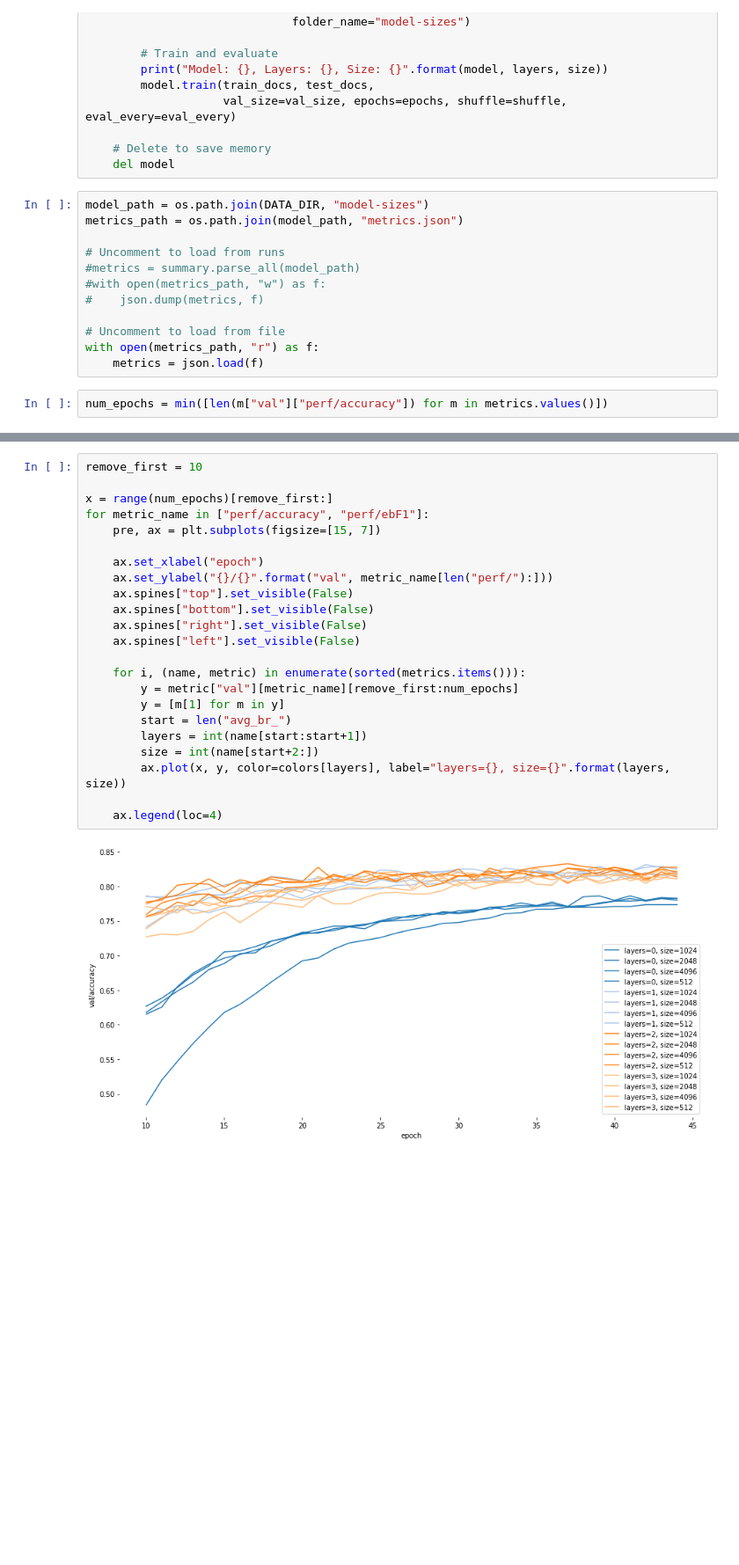
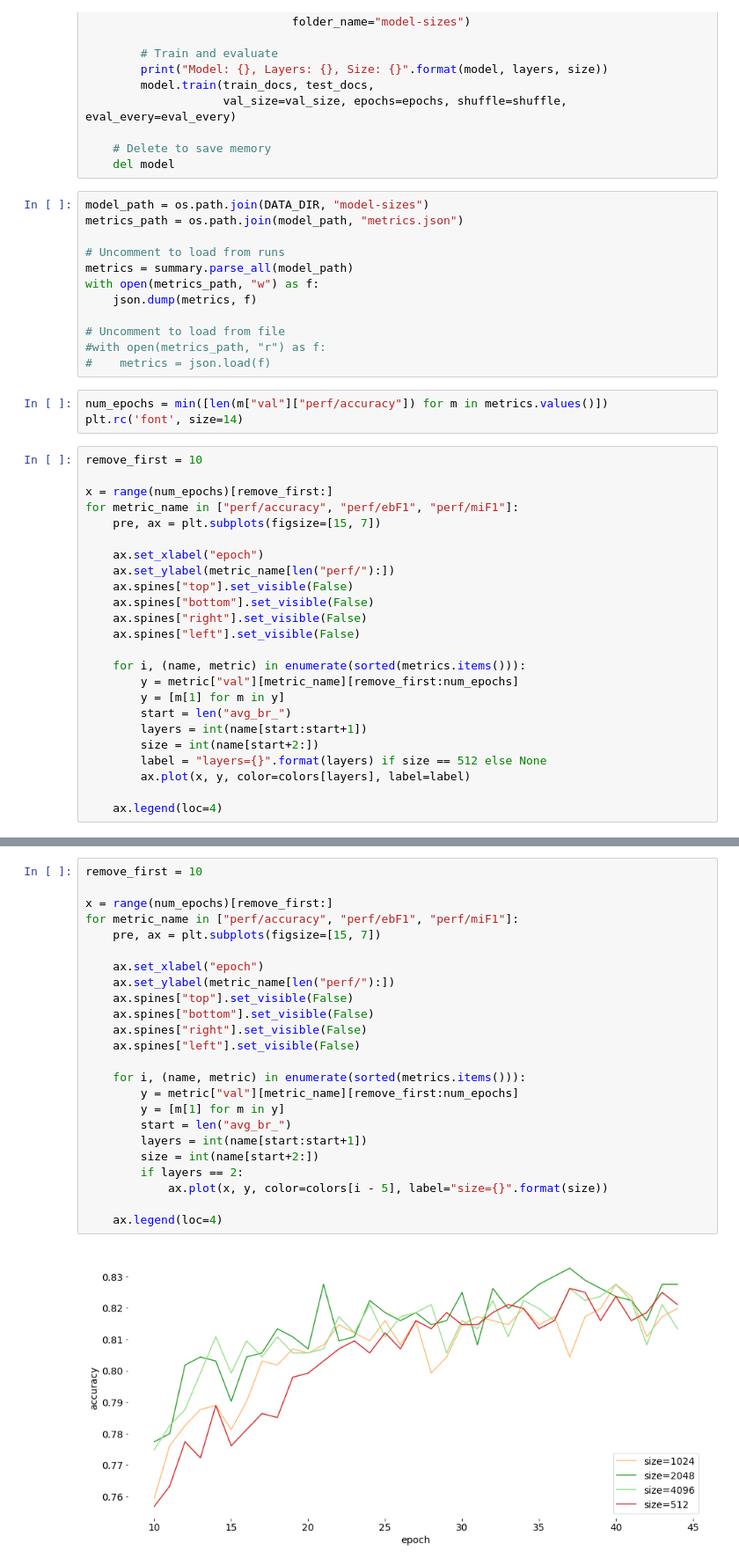
Before and after one commit to jpbottaro/anna, a Jupyter notebook: notebook/text/reuters21578/network-size.ipynb, the cells around one changed output, grey strips where cells are left out. Shown: that part at 88% size. Saved outputs shown, nothing was run; the diff lists cells and outputs as text; blank space fills up the shorter version.

```diff
--- a/notebook/text/reuters21578/network-size.ipynb
+++ b/notebook/text/reuters21578/network-size.ipynb
@@ -59,12 +59,37 @@ model_path = os.path.join(DATA_DIR, "model-sizes")
 metrics_path = os.path.join(model_path, "metrics.json")
 
 # Uncomment to load from runs
-#metrics = summary.parse_all(model_path)
-#with open(metrics_path, "w") as f:
-#    json.dump(metrics, f)
+metrics = summary.parse_all(model_path)
+with open(metrics_path, "w") as f:
+    json.dump(metrics, f)
 
 # Uncomment to load from file
-with open(metrics_path, "r") as f:
-    metrics = json.load(f)
+#with open(metrics_path, "r") as f:
+#    metrics = json.load(f)
 # %%
 num_epochs = min([len(m["val"]["perf/accuracy"]) for m in metrics.values()])
+plt.rc('font', size=14)
+# %%
+remove_first = 10
+
+x = range(num_epochs)[remove_first:]
+for metric_name in ["perf/accuracy", "perf/ebF1", "perf/miF1"]:
+    pre, ax = plt.subplots(figsize=[15, 7])
+
+    ax.set_xlabel("epoch")
+    ax.set_ylabel(metric_name[len("perf/"):])
+    ax.spines["top"].set_visible(False)
+    ax.spines["bottom"].set_visible(False)
+    ax.spines["right"].set_visible(False)
+    ax.spines["left"].set_visible(False)
+
+    for i, (name, metric) in enumerate(sorted(metrics.items())):
+        y = metric["val"][metric_name][remove_first:num_epochs]
+        y = [m[1] for m in y]
+        start = len("avg_br_")
+        layers = int(name[start:start+1])
+        size = int(name[start+2:])
+        label = "layers={}".format(layers) if size == 512 else None
+        ax.plot(x, y, color=colors[layers], label=label)
+
+    ax.legend(loc=4)
@@ -71,25 +100,26 @@ num_epochs = min([len(m["val"]["perf/accuracy"]) for m in metrics.values()])
 # %%
 remove_first = 10
 
 x = range(num_epochs)[remove_first:]
-for metric_name in ["perf/accuracy", "perf/ebF1"]:
+for metric_name in ["perf/accuracy", "perf/ebF1", "perf/miF1"]:
     pre, ax = plt.subplots(figsize=[15, 7])
 
     ax.set_xlabel("epoch")
-    ax.set_ylabel("{}/{}".format("val", metric_name[len("perf/"):]))
+    ax.set_ylabel(metric_name[len("perf/"):])
     ax.spines["top"].set_visible(False)
     ax.spines["bottom"].set_visible(False)
     ax.spines["right"].set_visible(False)
     ax.spines["left"].set_visible(False)
 
     for i, (name, metric) in enumerate(sorted(metrics.items())):
         y = metric["val"][metric_name][remove_first:num_epochs]
         y = [m[1] for m in y]
         start = len("avg_br_")
         layers = int(name[start:start+1])
         size = int(name[start+2:])
-        ax.plot(x, y, color=colors[layers], label="layers={}, size={}".format(layers, size))
+        if layers == 2:
+            ax.plot(x, y, color=colors[i - 5], label="size={}".format(size))
 
     ax.legend(loc=4)
 # %% [output]
-[figure, old version]
+[figure, new version]
```
Also changed, not shown: parts of 3 cells of this notebook.
